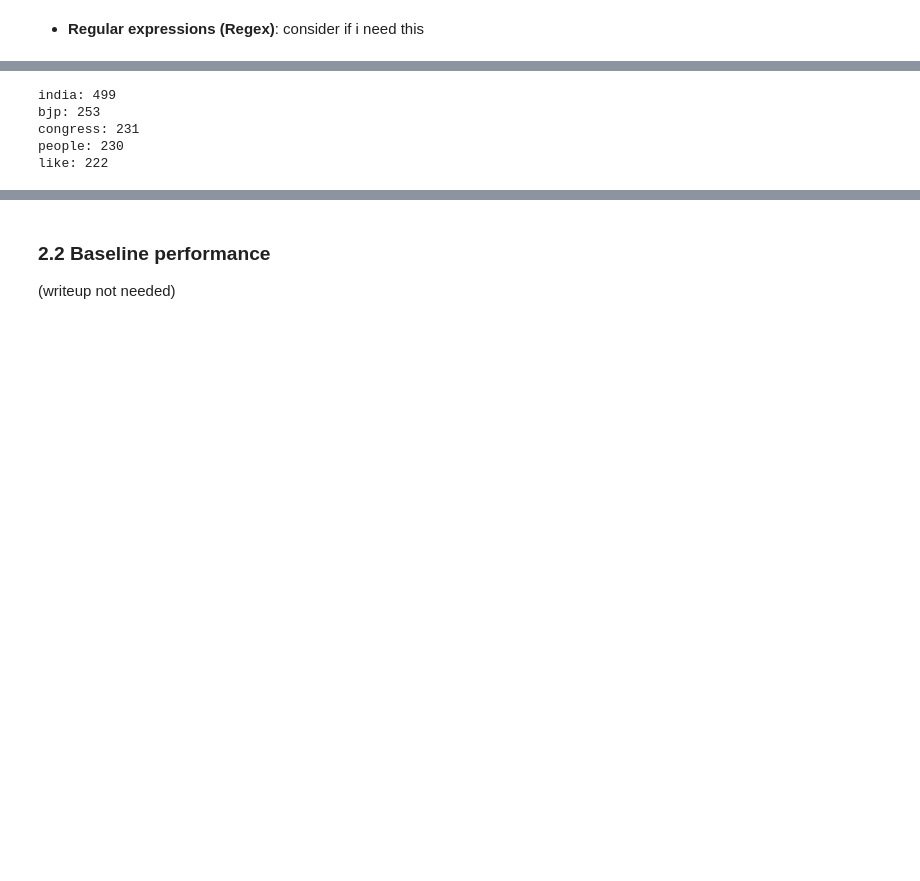
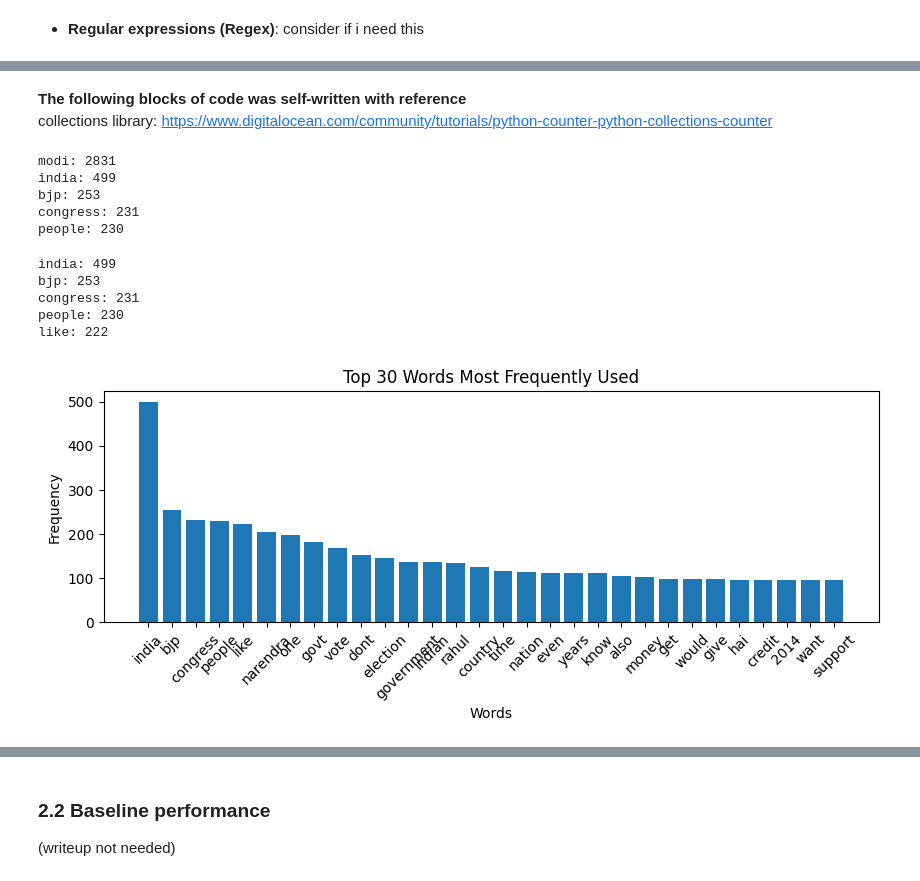
Before and after one commit to nekumonokat/NLP_text_classification, a Jupyter notebook: NLP Text Classification (New Dataset).ipynb, the cells around one changed output, grey strips where cells are left out. Cells and saved outputs as stored; diff of their text form; code cells hidden in the pictures; blank space fills up the shorter version.

```diff
--- a/NLP Text Classification (New Dataset).ipynb
+++ b/NLP Text Classification (New Dataset).ipynb
@@ -230,19 +233,60 @@ people: 230
-# %%
-# Iterating through rows to check for target word
-for index, row in tweets_df.iterrows():
-    tweet_words = row['filtered_tweet']
-    tweet_words = [word for word in tweet_words if word != 'modi']
-    tweets_df.at[index, 'filtered_tweet'] = tweet_words
-
-# Check that stopword "modi" is not part of frequently used words
-tokenized_words = [word for tweet in tweets_df['filtered_tweet'] for word in tweet]
-word_counts = Counter(tokenized_words)
-most_used_words = word_counts.most_common(5)
-for word, count in most_used_words:
-    print(f"{word}: {count}")
-# %% [output]
-india: 499
-bjp: 253
-congress: 231
-people: 230
-like: 222
+# %% [markdown]
+<b>The following blocks of code was self-written with reference</b>
+<br>collections library: https://www.digitalocean.com/community/tutorials/python-counter-python-collections-counter
+# %%
+# The following block of code was self-written
+# Concatenate all tokenised words together
+tokenised_words = [word for tweet in tweets_df['filtered_tweet'] for word in tweet]
+# Count word frequency
+word_counts = Counter(tokenised_words)
+
+# Displays top 10 used words and their frequencies
+most_used_words = word_counts.most_common(5)
+for word, count in most_used_words:
+    print(f"{word}: {count}")
+# %% [output]
+modi: 2831
+india: 499
+bjp: 253
+congress: 231
+people: 230
+# %%
+# The following block of code was self-written
+# Iterating through rows to check for target word
+for index, row in tweets_df.iterrows():
+    tweet_words = row['filtered_tweet']
+    tweet_words = [word for word in tweet_words if 'modi' not in word]
+    tweets_df.at[index, 'filtered_tweet'] = tweet_words
+
+# Check that stopword "modi" is not part of frequently used words
+tokenized_words = [word for tweet in tweets_df['filtered_tweet'] for word in tweet]
+word_counts = Counter(tokenized_words)
+most_used_words = word_counts.most_common(5)
+for word, frequency in most_used_words:
+    print(f"{word}: {frequency}")
+# %% [output]
+india: 499
+bjp: 253
+congress: 231
+people: 230
+like: 222
+# %%
+# The following block of code was self-written
+# Get top 30 most used words
+most_used_words = word_counts.most_common(30)
+# Extract the words and their frequencies
+words, frequencies = zip(*most_used_words)
+
+# Plot the word frequencies
+plt.figure(figsize=(10, 3))
+plt.bar(words, frequencies)
+
+# Labelling and title
+plt.xlabel('Words')
+plt.ylabel('Frequency')
+plt.title('Top 30 Words Most Frequently Used')
+# Rotate x-axis labels if needed
+plt.xticks(rotation = 45)
+plt.show()
+# %% [output]
+[figure, added]
```
Also changed, not shown: parts of 34 cells of this notebook.
